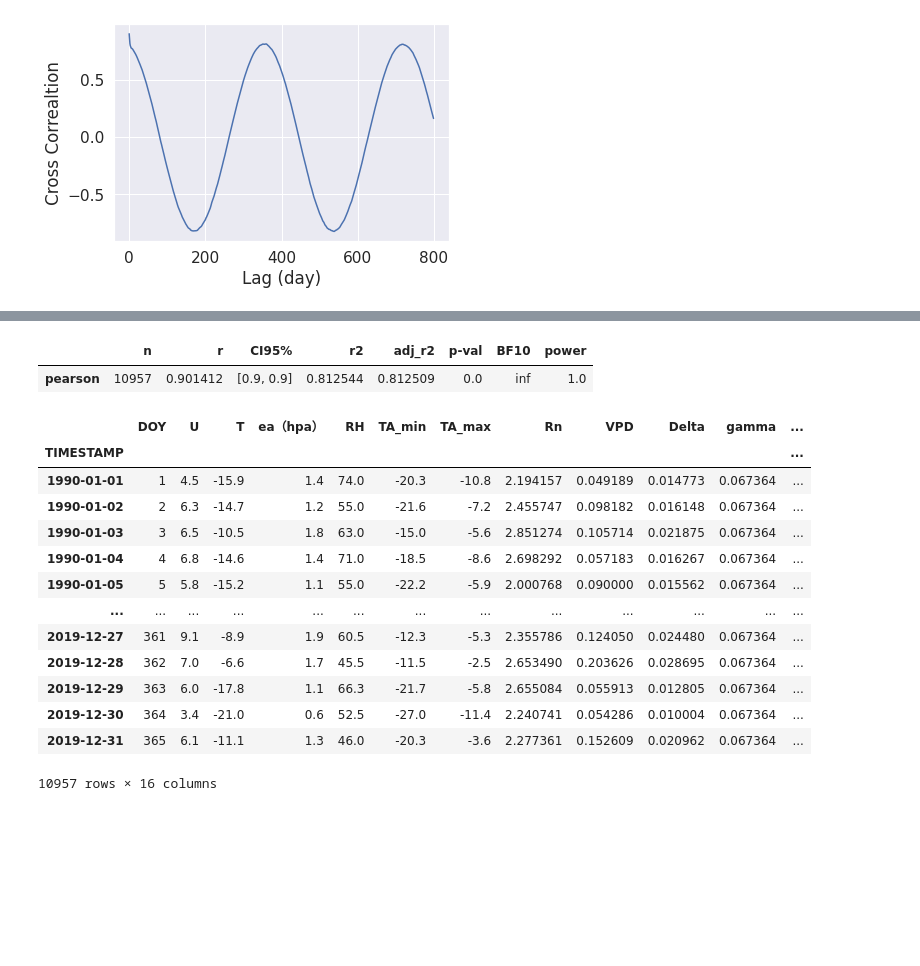
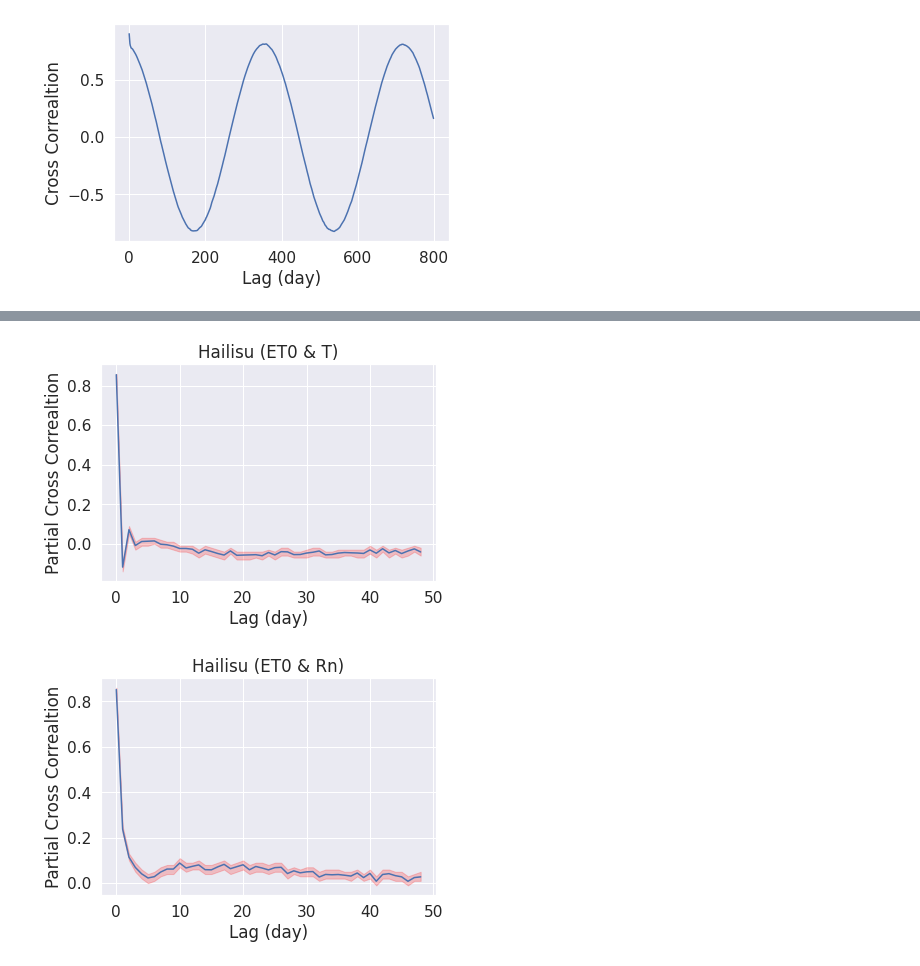
Before and after one commit to ekourkchi/Weather_research, a Jupyter notebook: Cross_Correaltion_Hailisu.ipynb, the cells around one changed output, grey strips where cells are left out. Saved outputs shown, nothing was run; the diff lists cells and outputs as text; code cells hidden in the pictures; blank space fills up the shorter version.

```diff
--- a/Cross_Correaltion_Hailisu.ipynb
+++ b/Cross_Correaltion_Hailisu.ipynb
@@ -278,18 +210,19 @@ def pccf(dataFrame, xx, yy, lag=1):
     CI2.append(CI2_)
   return PCC, CI1, CI2
 # %%
-data["TA_max-TA_min"] = data["TA_max"] - data["TA_min"]
+def plot_pcc(dataFrame, xx, yy, margincolor='red'):
+  # xx = 'ET0'
+  # yy = 'VPD'
 
-xx = 'ET0'
-yy = 'P1'
+  PCC, CI1, CI2 = pccf(dataFrame, xx, yy, lag=50)
 
-PCC, CI1, CI2 = pccf(data, xx, yy, lag=50)
+  N = len(PCC)
 
-N = len(PCC)
+  plt.plot(PCC)
+  plt.fill_between(range(N), CI1, CI2, color=margincolor, alpha=0.2)
 
-plt.plot(PCC)
-plt.fill_between(range(N), CI1, CI2, color='green', alpha=0.2)
+  plt.ylabel("Partial Cross Correaltion")
+  plt.xlabel("Lag (day)")
+  plt.title("Hailisu ("+ xx + " & " + yy + ")")
 
-plt.ylabel("Partial Cross Correaltion")
-plt.xlabel("Lag (day)")
-plt.title("Hailisu ("+ xx + " & " + yy + ")")
+  plt.show()
@@ -299,24 +229,8 @@ Text(0.5, 1.0, 'Hailisu (ET0 & P1)')
-# %%
-corr = partial_corr(data=data, x='ET0', y='T', covar=[], method='pearson')
-
-corr
-# %% [output]
-|  | n | r | CI95% | r2 | adj_r2 | p-val | BF10 | power |
-| pearson | 10957 | 0.901412 | [0.9, 0.9] | 0.812544 | 0.812509 | 0.0 | inf | 1.0 |
-# %%
-data
-# %% [output]
-|  | DOY | U | T | ea（hpa） | RH | TA_min | TA_max | Rn | VPD | Delta | gamma | ... |
-| TIMESTAMP |  |  |  |  |  |  |  |  |  |  |  | ... |
-| 1990-01-01 | 1 | 4.5 | -15.9 | 1.4 | 74.0 | -20.3 | -10.8 | 2.194157 | 0.049189 | 0.014773 | 0.067364 | ... |
-| 1990-01-02 | 2 | 6.3 | -14.7 | 1.2 | 55.0 | -21.6 | -7.2 | 2.455747 | 0.098182 | 0.016148 | 0.067364 | ... |
-| 1990-01-03 | 3 | 6.5 | -10.5 | 1.8 | 63.0 | -15.0 | -5.6 | 2.851274 | 0.105714 | 0.021875 | 0.067364 | ... |
-| 1990-01-04 | 4 | 6.8 | -14.6 | 1.4 | 71.0 | -18.5 | -8.6 | 2.698292 | 0.057183 | 0.016267 | 0.067364 | ... |
-| 1990-01-05 | 5 | 5.8 | -15.2 | 1.1 | 55.0 | -22.2 | -5.9 | 2.000768 | 0.090000 | 0.015562 | 0.067364 | ... |
-| ... | ... | ... | ... | ... | ... | ... | ... | ... | ... | ... | ... | ... |
-| 2019-12-27 | 361 | 9.1 | -8.9 | 1.9 | 60.5 | -12.3 | -5.3 | 2.355786 | 0.124050 | 0.024480 | 0.067364 | ... |
-| 2019-12-28 | 362 | 7.0 | -6.6 | 1.7 | 45.5 | -11.5 | -2.5 | 2.653490 | 0.203626 | 0.028695 | 0.067364 | ... |
-| 2019-12-29 | 363 | 6.0 | -17.8 | 1.1 | 66.3 | -21.7 | -5.8 | 2.655084 | 0.055913 | 0.012805 | 0.067364 | ... |
-| 2019-12-30 | 364 | 3.4 | -21.0 | 0.6 | 52.5 | -27.0 | -11.4 | 2.240741 | 0.054286 | 0.010004 | 0.067364 | ... |
-| 2019-12-31 | 365 | 6.1 | -11.1 | 1.3 | 46.0 | -20.3 | -3.6 | 2.277361 | 0.152609 | 0.020962 | 0.067364 | ... |
-10957 rows × 16 columns
+# %%
+plot_pcc(data, "ET0", "T")
+# %% [output]
+[figure, added]
+# %%
+plot_pcc(data, "ET0", "Rn")
+# %% [output]
+[figure, added]
```
Also changed, not shown: parts of 16 cells of this notebook.
